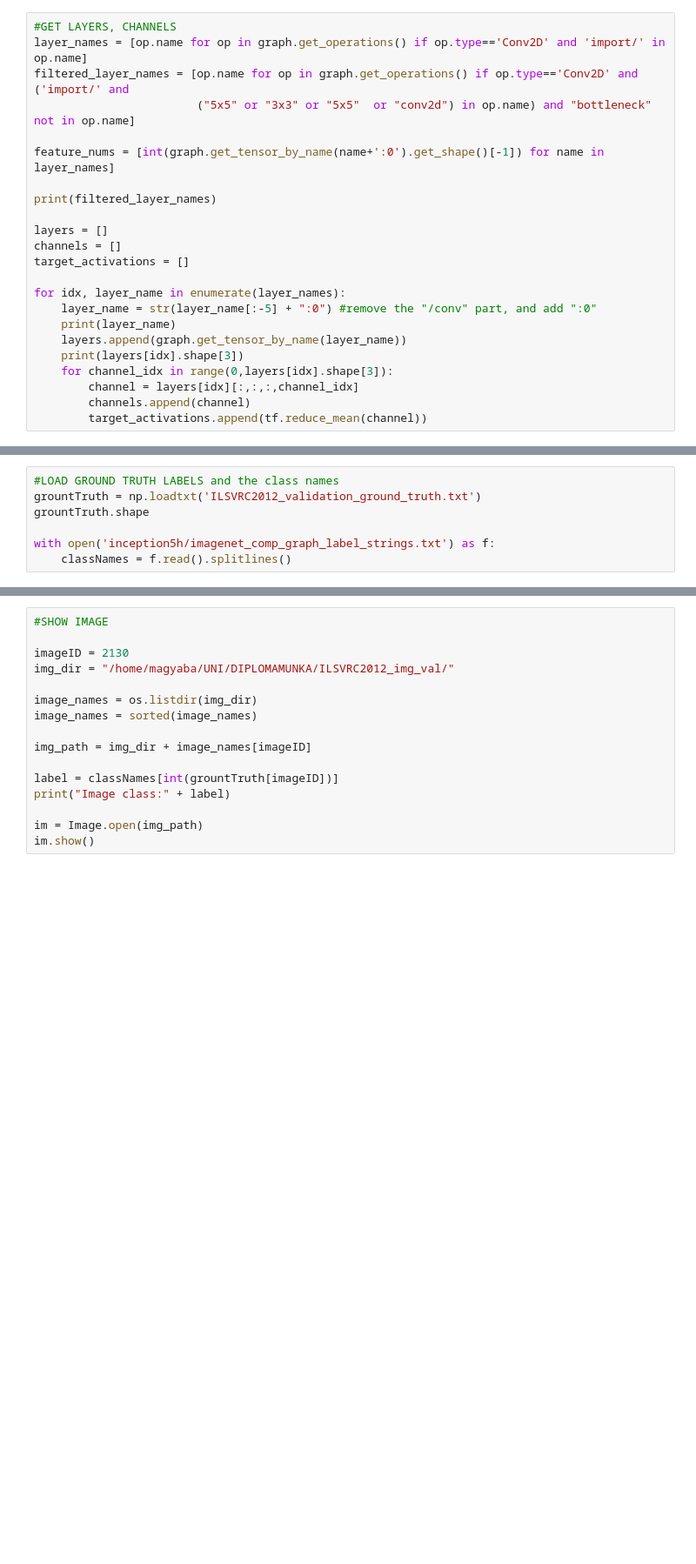
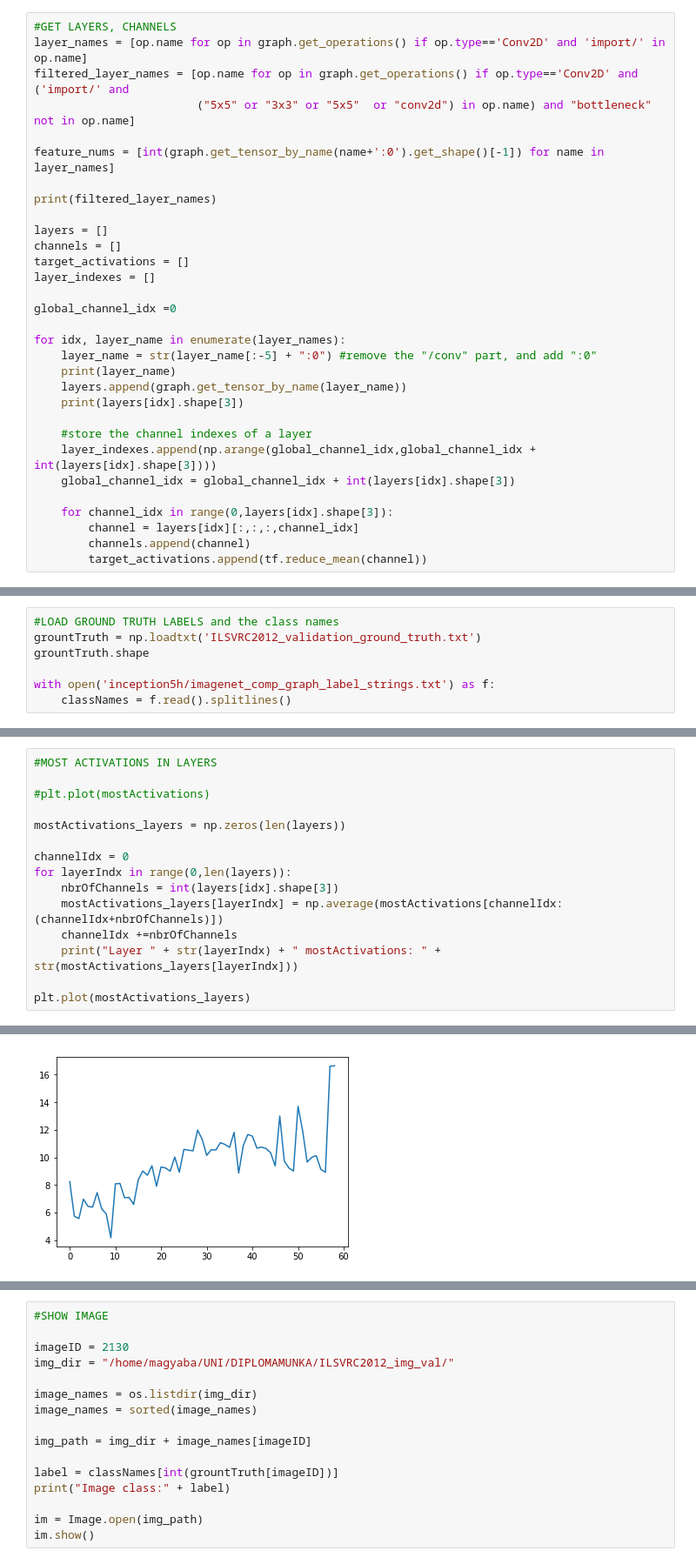
Before and after one commit to micsodaki/NeuralNet-Hierarchy, a Jupyter notebook: ChannelActivation.ipynb, the cells around one changed output, grey strips where cells are left out. Shown at 87% size. Cells and saved outputs as stored; diff of their text form; blank space fills up the shorter version.

```diff
--- a/ChannelActivation.ipynb
+++ b/ChannelActivation.ipynb
@@ -41,12 +43,20 @@ print(filtered_layer_names)
 layers = []
 channels = []
 target_activations = []
+layer_indexes = []
+
+global_channel_idx =0
 
 for idx, layer_name in enumerate(layer_names):
     layer_name = str(layer_name[:-5] + ":0") #remove the "/conv" part, and add ":0"
     print(layer_name)
     layers.append(graph.get_tensor_by_name(layer_name))
     print(layers[idx].shape[3])
+
+    #store the channel indexes of a layer
+    layer_indexes.append(np.arange(global_channel_idx,global_channel_idx + int(layers[idx].shape[3])))
+    global_channel_idx = global_channel_idx + int(layers[idx].shape[3])
+
     for channel_idx in range(0,layers[idx].shape[3]):
         channel = layers[idx][:,:,:,channel_idx]
         channels.append(channel)
@@ -333,0 +484,16 @@ hist
+# %%
+#MOST ACTIVATIONS IN LAYERS
+
+#plt.plot(mostActivations)
+
+mostActivations_layers = np.zeros(len(layers))
+
+channelIdx = 0
+for layerIndx in range(0,len(layers)):
+    nbrOfChannels = int(layers[idx].shape[3])
+    mostActivations_layers[layerIndx] = np.average(mostActivations[channelIdx:(channelIdx+nbrOfChannels)])
+    channelIdx +=nbrOfChannels
+    print("Layer " + str(layerIndx) + " mostActivations: " + str(mostActivations_layers[layerIndx]))
+
+plt.plot(mostActivations_layers)
+# %% [output]
@@ -333,0 +518 @@ hist
+[figure, added]
```
Also changed, not shown: parts of 19 cells of this notebook.
